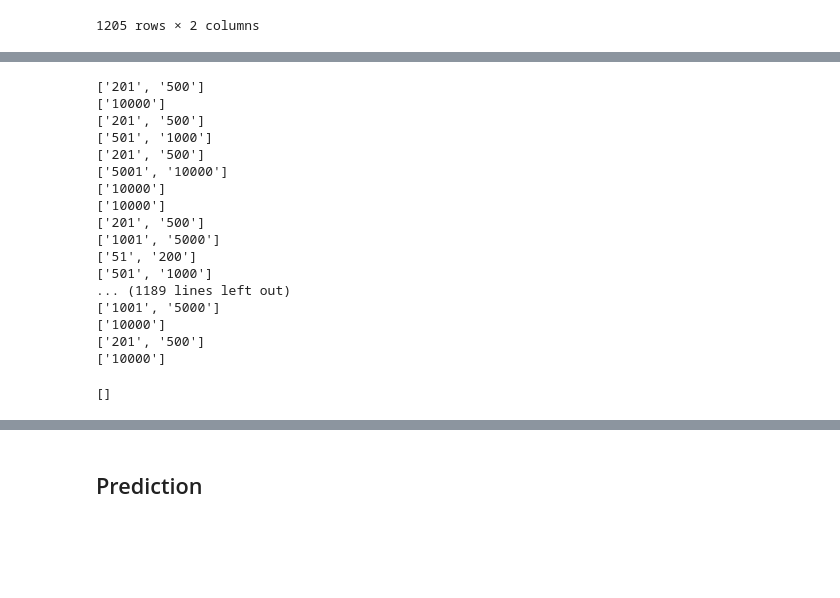
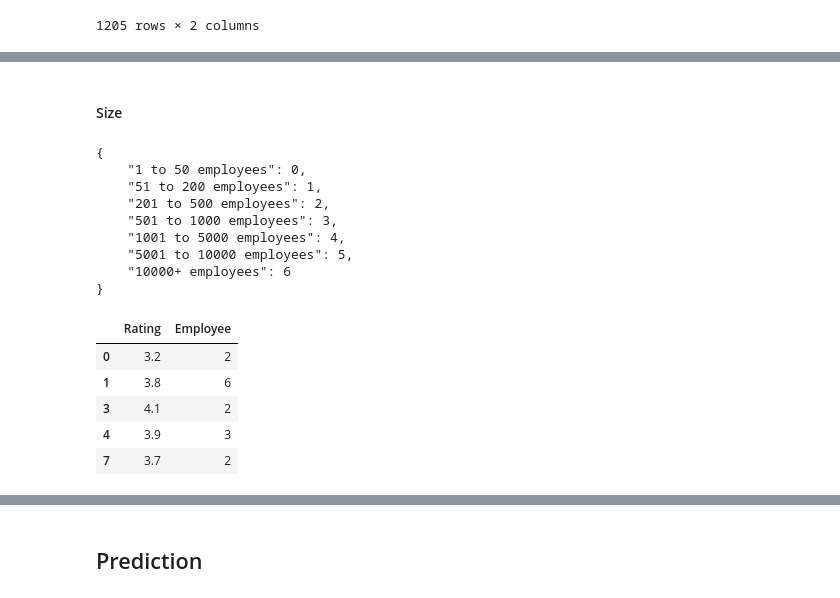
Before and after one commit to xiaoming857/data_analyst_jobs_analysis, a Jupyter notebook: main.ipynb, the cells around one changed output, grey strips where cells are left out. Cells and saved outputs as stored; diff of their text form; code cells hidden in the pictures; blank space fills up the shorter version.

```diff
--- a/main.ipynb
+++ b/main.ipynb
@@ -166,43 +197,28 @@ y
+# %% [markdown]
+#### Size
 # %%
 # Size
-# sizes = df[df.columns[5]].unique()
-# replacement = {}
-# for size in sizes:
-#     temp = size.replace('to', '~').replace('employees', '')
-#     if ('+' in temp):
-#         temp = temp.replace('+', "~")
-#     replacement[size] = temp
-# df[df.columns[5]].replace(replacement, inplace=True)
-
-sizes = df[df.columns[5]].copy()
-size_l = []
-size_u = []
-for size in sizes:
-    temp = size.replace(' employees', '').replace('+', '').split(' to ')
-    temp
-    print(temp)
-#     size_l.append(int(temp[0]))
-#     size_u.append(int(temp[1]))
-size_l
-# x['Employee Lower'] = size_l
-# x['Employee Upper'] = size_u
-# x
+sizes = list(df[df.columns[5]].unique())
+sizes.sort(key=lambda x: int(re.findall('\d+', x)[0]))
+replacement_index = {}
+for i in range(len(sizes)):
+    replacement_index[sizes[i]] = i
+x['Employee'] = df[df.columns[5]].replace(replacement_index)
+print(json.dumps(replacement_index, indent=4))
+x.head()
 # %% [output]
-['201', '500']
-['10000']
-['201', '500']
-['501', '1000']
-['201', '500']
-['5001', '10000']
-['10000']
-['10000']
-['201', '500']
-['1001', '5000']
-['51', '200']
-['501', '1000']
-... (1189 lines left out)
-['1001', '5000']
-['10000']
-['201', '500']
-['10000']
+{
+    "1 to 50 employees": 0,
+    "51 to 200 employees": 1,
+    "201 to 500 employees": 2,
+    "501 to 1000 employees": 3,
+    "1001 to 5000 employees": 4,
+    "5001 to 10000 employees": 5,
+    "10000+ employees": 6
+}
-[]
+|  | Rating | Employee |
+| 0 | 3.2 | 2 |
+| 1 | 3.8 | 6 |
+| 3 | 4.1 | 2 |
+| 4 | 3.9 | 3 |
+| 7 | 3.7 | 2 |
```
Also changed, not shown: parts of 27 cells of this notebook, 2 other files.
